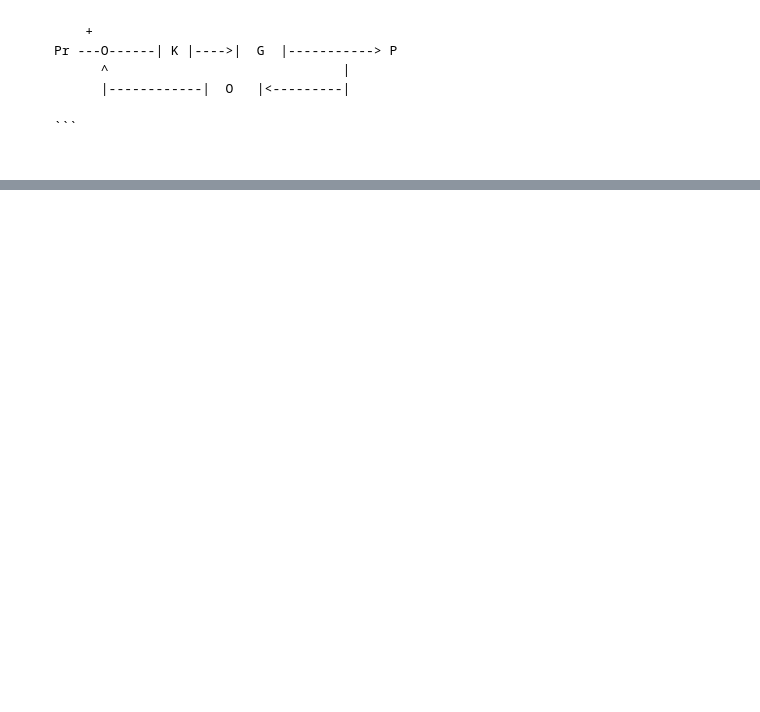
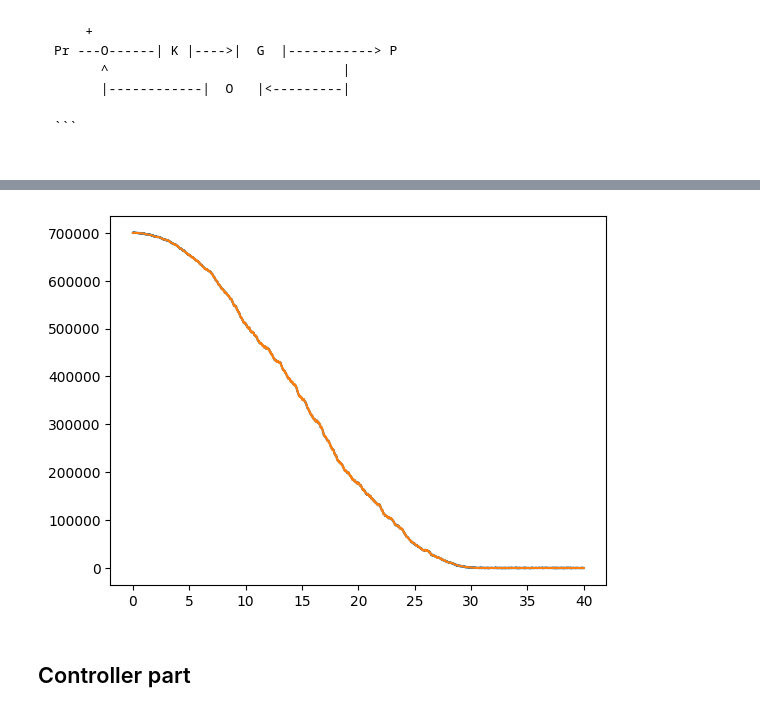
Before and after one commit to Cesium-Lab/gnc, a Jupyter notebook: control/cmfv/test.ipynb, the cells around one changed output, grey strips where cells are left out. Saved outputs shown, nothing was run; the diff lists cells and outputs as text; code cells hidden in the pictures; blank space fills up the shorter version.

```diff
--- a/control/cmfv/test.ipynb
+++ b/control/cmfv/test.ipynb
@@ -110,0 +174,60 @@ plt.show()
+# %%
+## Combined test
+
+np.random.seed(173)
+
+dt = 0.01
+nsteps = 4000
+
+# ----- In order of blocks -----
+sigma_angle = 0.05 # deg/s
+valve_angle = ValveAngle(dt, 0, sigma_angle)
+
+valve = Valve()
+
+sigma_p = 300 # Pa
+ducer = PressureTransducer(sigma_p, 0)
+
+# ----- ICs -----
+theta_dot = 3 # deg/s
+p_tank = 700_000 # Pa
+v1 = 0.01 # m/s
+
+# ----- Setup -----
+angle = 0
+ts = np.arange(nsteps+1)*dt
+
+angles = np.zeros((nsteps+1))
+ps = np.zeros((nsteps+1))
+p_meas = np.zeros((nsteps+1))
+
+angles[0] = angle
+ps[0] = p_tank
+p_meas[0] = ducer.observe(ps[0])
+
+for i in range(nsteps):
+
+    angle = valve_angle.step(theta_dot)
+
+    # v = p_tank - p # idk causal?
+    # v = np.sqrt(2*(p_tank - ps[i]))
+    v = 0
+    p = valve.across(p_tank, v, angle)
+
+    angles[i+1] = angle
+    ps[i+1] = p
+    p_meas[i+1] = ducer.observe(p)
+
+
+
+# plt.plot(ts, angles)
+plt.plot(ts, p_meas)
+plt.plot(ts, ps)
+plt.show()
+
+# ducer = PressureTransducer(sigma_p, 0)
+# theta = [angle.step(theta_dot) for _ in ts]
+# %% [output]
+[figure, added]
+# %% [markdown]
+## Controller part
```
Also changed, not shown: parts of 16 cells of this notebook.
